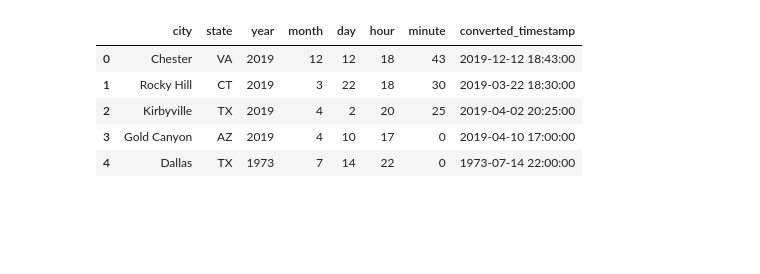
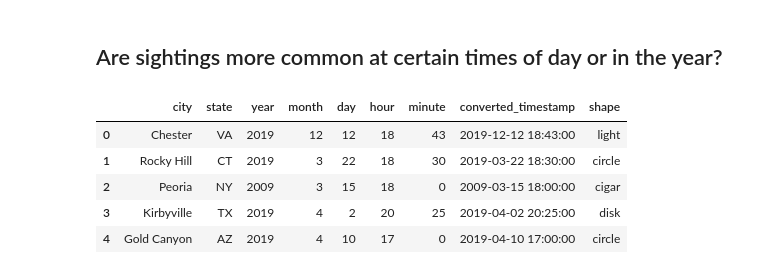
Before and after one commit to s-ellingwood/project-1, a Jupyter notebook: sightings.ipynb, the cells around one changed output. Saved outputs shown, nothing was run; the diff lists cells and outputs as text; code cells hidden in the pictures; blank space fills up the shorter version.

```diff
--- a/sightings.ipynb
+++ b/sightings.ipynb
@@ -1,3 +1,5 @@
+# %% [markdown]
+## Are sightings more common at certain times of day or in the year?
 # %%
 # Import necessary libraries
 import pandas as pd
@@ -7,13 +11,12 @@ import warnings
 warnings.filterwarnings("ignore")
 # %%
 # Load needed data and drop unneeded "Unnamed: 0" column
-sighting_data_frame = pd.read_csv("timedata.csv")
-sighting_data_frame = sighting_data_frame.drop(["Unnamed: 0"], axis=1)
+sighting_data_frame = pd.read_csv("output/clean_data.csv")
 display(sighting_data_frame.head())
 # %% [output]
-|  | city | state | year | month | day | hour | minute | converted_timestamp |
-| 0 | Chester | VA | 2019 | 12 | 12 | 18 | 43 | 2019-12-12 18:43:00 |
-| 1 | Rocky Hill | CT | 2019 | 3 | 22 | 18 | 30 | 2019-03-22 18:30:00 |
-| 2 | Kirbyville | TX | 2019 | 4 | 2 | 20 | 25 | 2019-04-02 20:25:00 |
-| 3 | Gold Canyon | AZ | 2019 | 4 | 10 | 17 | 0 | 2019-04-10 17:00:00 |
-| 4 | Dallas | TX | 1973 | 7 | 14 | 22 | 0 | 1973-07-14 22:00:00 |
+|  | city | state | year | month | day | hour | minute | converted_timestamp | shape |
+| 0 | Chester | VA | 2019 | 12 | 12 | 18 | 43 | 2019-12-12 18:43:00 | light |
+| 1 | Rocky Hill | CT | 2019 | 3 | 22 | 18 | 30 | 2019-03-22 18:30:00 | circle |
+| 2 | Peoria | NY | 2009 | 3 | 15 | 18 | 0 | 2009-03-15 18:00:00 | cigar |
+| 3 | Kirbyville | TX | 2019 | 4 | 2 | 20 | 25 | 2019-04-02 20:25:00 | disk |
+| 4 | Gold Canyon | AZ | 2019 | 4 | 10 | 17 | 0 | 2019-04-10 17:00:00 | circle |
```
Also changed, not shown: parts of 12 cells of this notebook, 28 other files.
